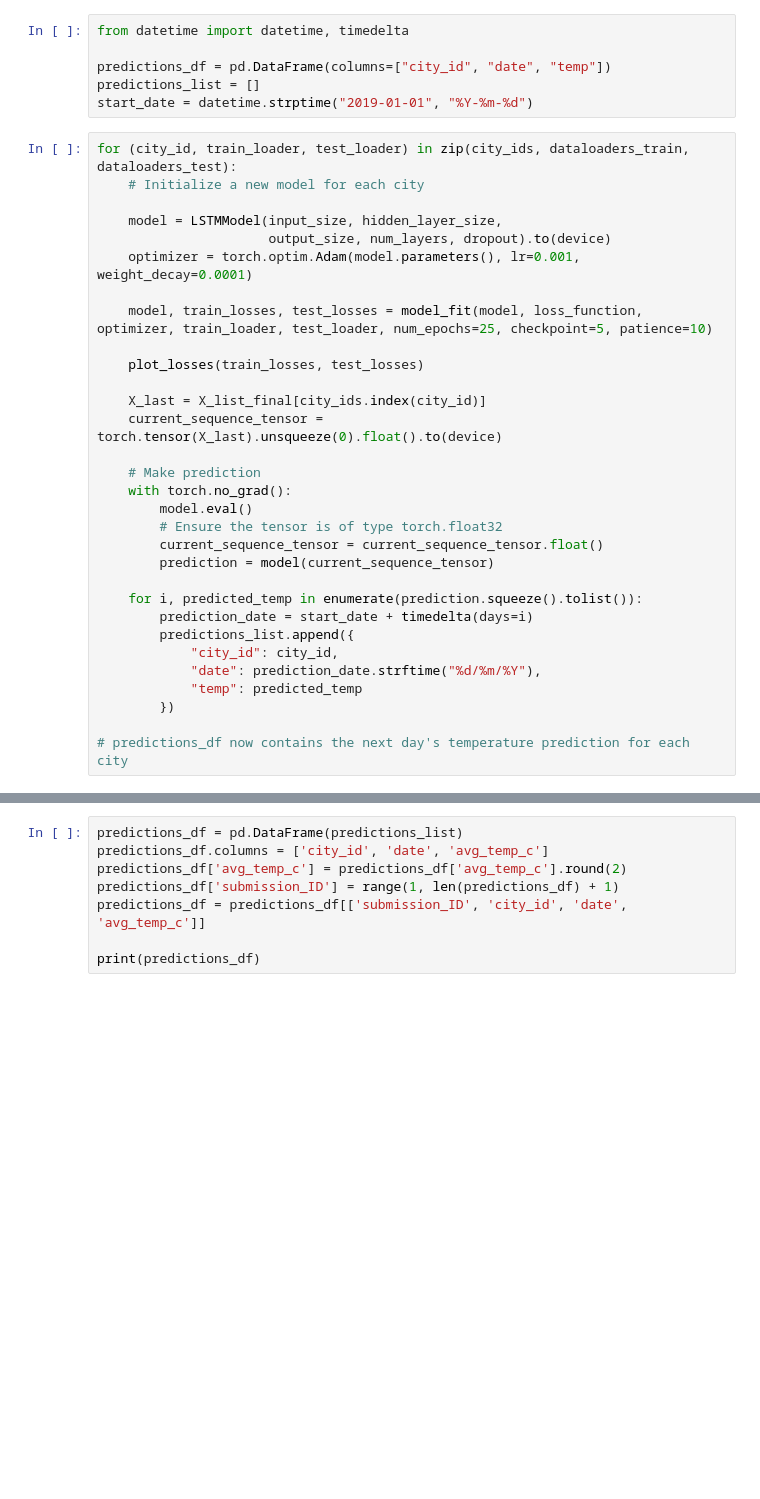
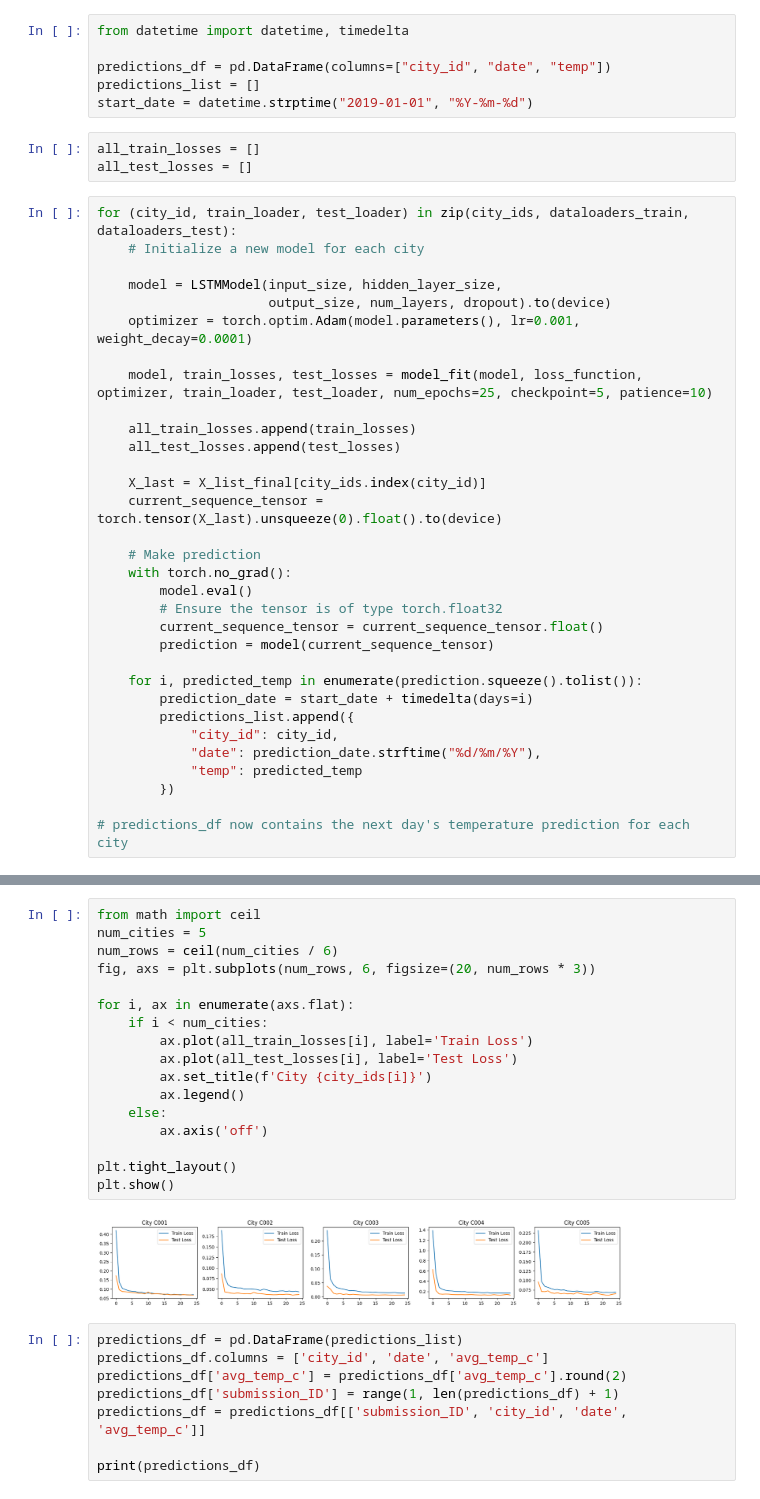
Before and after one commit to Team-Optima/predicta-predication, a Jupyter notebook: models/torch-lstm-2v.ipynb, the cells around one changed output, grey strips where cells are left out. Saved outputs shown, nothing was run; the diff lists cells and outputs as text; blank space fills up the shorter version.

```diff
--- a/models/torch-lstm-2v.ipynb
+++ b/models/torch-lstm-2v.ipynb
@@ -261,6 +261,9 @@ from datetime import datetime, timedelta
 predictions_df = pd.DataFrame(columns=["city_id", "date", "temp"])
 predictions_list = []
 start_date = datetime.strptime("2019-01-01", "%Y-%m-%d")
+# %%
+all_train_losses = []
+all_test_losses = []
 # %%
 for (city_id, train_loader, test_loader) in zip(city_ids, dataloaders_train, dataloaders_test):
     # Initialize a new model for each city
@@ -271,7 +274,8 @@ for (city_id, train_loader, test_loader) in zip(city_ids, dataloaders_train, dat
 
     model, train_losses, test_losses = model_fit(model, loss_function, optimizer, train_loader, test_loader, num_epochs=25, checkpoint=5, patience=10)
 
-    plot_losses(train_losses, test_losses)
+    all_train_losses.append(train_losses)
+    all_test_losses.append(test_losses)
 
     X_last = X_list_final[city_ids.index(city_id)]
     current_sequence_tensor = torch.tensor(X_last).unsqueeze(0).float().to(device)
@@ -326,3 +317,22 @@ Epoch 25/25: Train Loss = 0.0691, Test Loss = 0.0618
+# %%
+from math import ceil
+num_cities = 5
+num_rows = ceil(num_cities / 6)
+fig, axs = plt.subplots(num_rows, 6, figsize=(20, num_rows * 3))
+
+for i, ax in enumerate(axs.flat):
+    if i < num_cities:
+        ax.plot(all_train_losses[i], label='Train Loss')
+        ax.plot(all_test_losses[i], label='Test Loss')
+        ax.set_title(f'City {city_ids[i]}')
+        ax.legend()
+    else:
+        ax.axis('off')
+
+plt.tight_layout()
+plt.show()
+# %% [output]
+[figure, added]
 # %%
 predictions_df = pd.DataFrame(predictions_list)
 predictions_df.columns = ['city_id', 'date', 'avg_temp_c']
```
Also changed, not shown: parts of 7 cells of this notebook.
